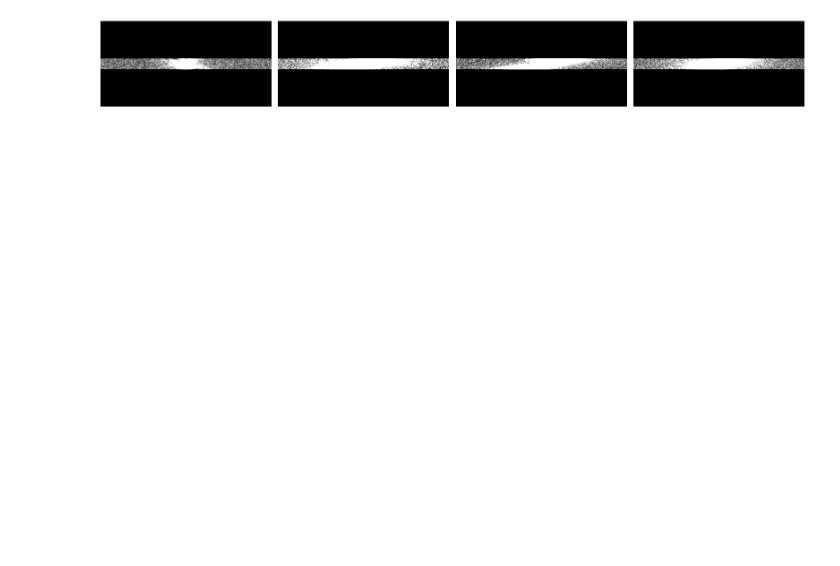
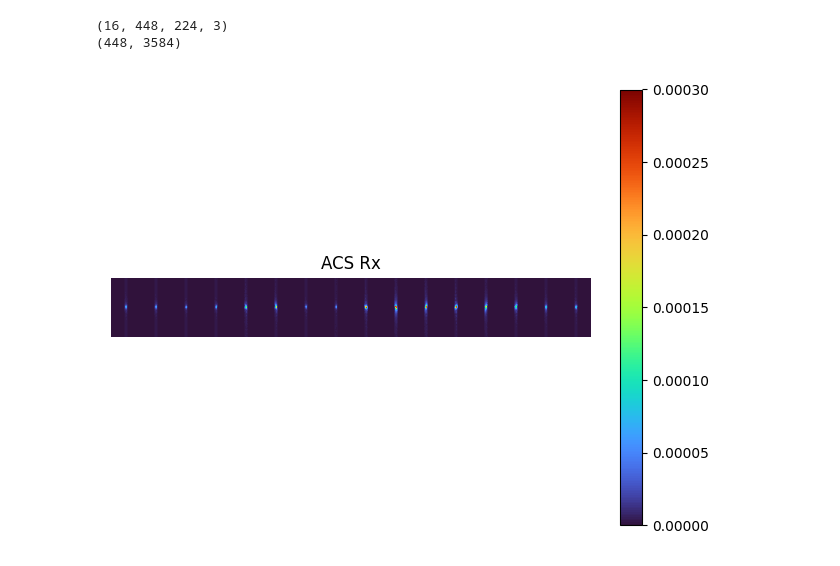
Before and after one commit to aghaeifar/recoMRD, a Jupyter notebook: examples/parallel_imaging_2D.ipynb, the cells around one changed output. Saved outputs shown, nothing was run; the diff lists cells and outputs as text; code cells hidden in the pictures; blank space fills up the shorter version.

```diff
--- a/examples/parallel_imaging_2D.ipynb
+++ b/examples/parallel_imaging_2D.ipynb
@@ -5,6 +10,6 @@ import matplotlib.pyplot as plt
 from bart import bart
 # %%
-filename = './../example_data/meas_MID00159_FID03019_localizer_2D_iPAT2_interleaved.mrd'
+filename = './../example_data/meas_MID00019_FID04966_localizer2D_iPAT2.mrd'
 mrd = recoMRD(filename)
 
 mrd.img = mrd.kspace_to_image(mrd.kspace['image_scan'])
@@ -50,10 +53,12 @@ plt.tight_layout()
 # %%
-temp = mrd.kspace['acs'][::12,...].squeeze()
-fig, axes = plt.subplots(1, 4, figsize=(16, 4))
-for i in range(4):
-    axes[i].imshow(np.abs(temp[i,...,0]).T,cmap='gray', vmax=1e-5)
-    axes[i].set_axis_off()
-plt.tight_layout()
+# show some Rx channels from reference scan
+temp = mrd.kspace['acs'].squeeze()
+print(temp.shape)
+temp = np.abs(np.moveaxis(temp[:,:,:,1],0,-1))
+temp = utils.plot_mosaic(temp, grid_shape = [1, temp.shape[2]], clim=[0, 3e-4], title='ACS Rx')
+print(temp.shape)
 # %% [output]
+(16, 448, 224, 3)
+(448, 3584)
-[figure, old version]
+[figure, new version]
 # %%
```
Also changed, not shown: parts of 15 cells of this notebook, 2 other files.
